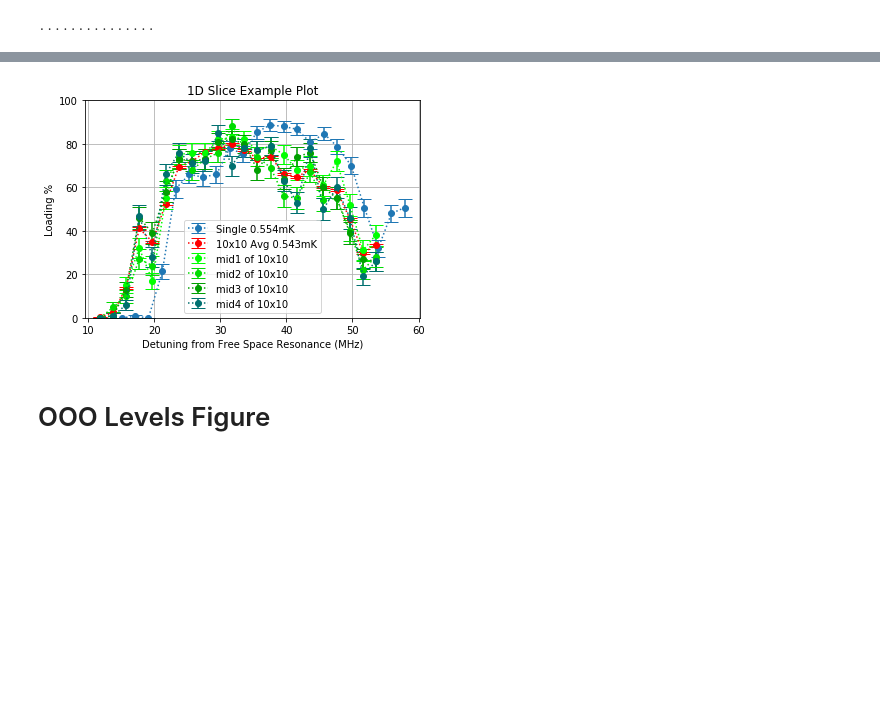
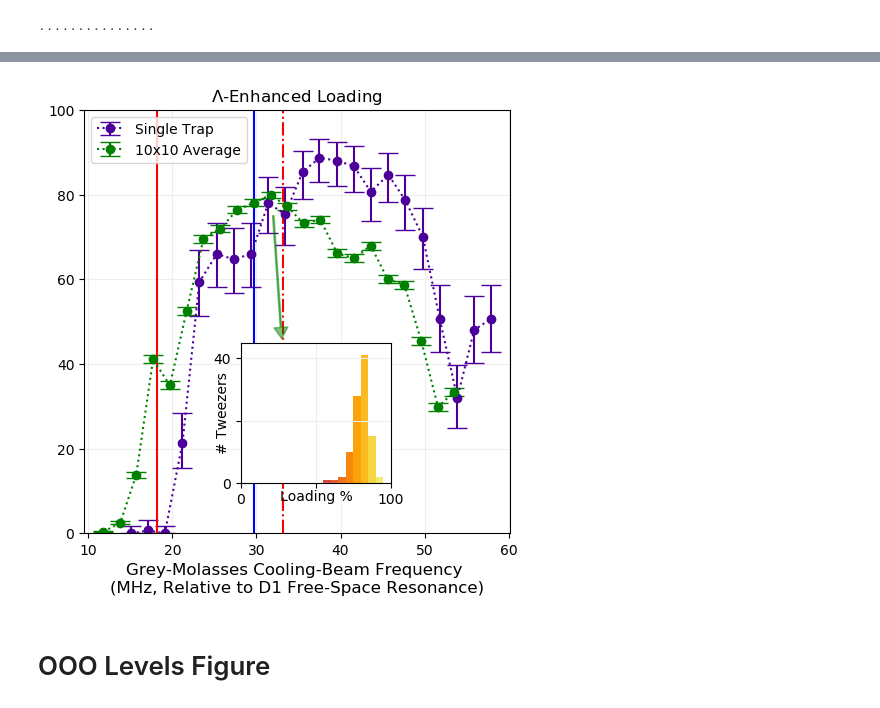
Before and after one commit to aquirdTurtle/Data-Analysis-Code, a Jupyter notebook: Grey-Loading-Paper/Data_Analysis_And_Figures.ipynb, the cells around one changed output, grey strips where cells are left out. Cells and saved outputs as stored; diff of their text form; code cells hidden in the pictures; blank space fills up the shorter version.

```diff
--- a/Grey-Loading-Paper/Data_Analysis_And_Figures.ipynb
+++ b/Grey-Loading-Paper/Data_Analysis_And_Figures.ipynb
@@ -465,12 +654,12 @@ key1_1, key2_1 = key_grey[:,0], key_grey[:,1]
 key1_1 = np.sort(np.unique(key1_1))
 key2_1 = np.sort(np.unique(key2_1))
 im_2dscan_1 = np.zeros((len(key1_1),len(key2_1)))
-err_2d_1 = np.zeros((len(key1_1), len(key2_1)))
+err_2d_1 = [[[] for _ in key1_1] for _ in key2_1] #np.zeros((len(key1_1), len(key2_1)))
 for i, keyVal in enumerate(key_grey):
     i1 = np.where(key1_1==keyVal[0])[0][0]
     i2 = np.where(key2_1==keyVal[1])[0][0]
     im_2dscan_1[i2,i1] = avg_combined_grey[i]
-    err_2d_1[i2,i1] = errsCombined[i]
+    err_2d_1[i2][i1] = jeffreyInterval(avg_combined_grey[i],150)#errsCombined[i]
 
 #single_atom_analysis(None, 'Single Atom $\Lambda$-Enhanced Grey Molasses Loading', realsize=True, data=avg_combined_grey, err=errsCombined, key=key_grey, units='grey')
 """
@@ -571,8 +758,7 @@ Covariance of the parameters could not be estimated
 print(arr(optData).shape)
 # 44 45 54 55
 mid2dScans = [np.zeros((len(key2),len(key1))) for _ in range(4)]
-err2dScans = [np.zeros((len(key2),len(key1))) for _ in range(4)]
-
+err2dScans = [[[[] for _ in key1] for _ in key2] for _ in range(4)]
 for j, which in enumerate([44,45,54,55]):
     for i, keyVal in enumerate(key):
         try:
@@ -582,8 +768,8 @@ for j, which in enumerate([44,45,54,55]):
             # happens when the loop finds a key with a power that is being discarded.
             continue
         mid2dScans[j][i2,i1] = optData[which][i]
-        err2dScans[j][i2,i1] = optErrs[which][i]
+        err2dScans[j][i2][i1] = jeffreyInterval(optData[which][i], 100)#optErrs[which][i]
         # 100 atoms, 100 reps per variation, gives the total rep count here. This is the error averaging over the different atoms.
-        err_2d[i2, i1] = np.sqrt(av*(1-av))/np.sqrt(100*100)
+        #err_2d[i2, i1] =
 # %% [output]
 (100, 484)
@@ -590,6 +777,8 @@ for j, which in enumerate([44,45,54,55]):
 # %%
 f = plt.figure(figsize=(10,10))
 f.set_size_inches(4.25,4.25)
+im_2dscan = np.zeros((len(key2),len(key1)))
+err_2d = [[[] for _ in key1] for _ in key2]#np.zeros((len(key2),len(key1)))
 for i, keyVal in enumerate(key):
     try:
         i1 = np.where(key1==keyVal[0])[0][0]
@@ -600,12 +789,12 @@ for i, keyVal in enumerate(key):
     av = avgAvgLoading[i]
     im_2dscan[i2,i1] = av
     # 100 atoms, 100 reps per variation, gives the total rep count here. This is the error averaging over the different atoms.
-    err_2d[i2, i1] = np.sqrt(av*(1-av))/np.sqrt(100*100)
+    err_2d[i2][i1] = jeffreyInterval(av, 100*100) #np.sqrt(av*(1-av))/np.sqrt(100*100)
 
 f, ax = plt.subplots(4,6,figsize=(40,20))
 scaledKey = [misc.round_sig(D1_DacToFreq.f(k)) for k in key1]
-for i, (d, e, a) in enumerate(zip(im_2dscan, err_2d, ax.flatten())):
-    a.errorbar(scaledKey, d * 100, yerr=e*100*10,ls='', marker='o', capsize=3,
+for i, (d, a) in enumerate(zip(im_2dscan, ax.flatten())):
+    a.errorbar(scaledKey, d * 100, yerr=arr(misc.transpose(err_2d[i]))*100,ls='', marker='o', capsize=3,
                label=misc.round_sig_str(TweezerPowerToDepth.f(key2[i])/100.0) + 'mK', color='r')
     plt.sca(a)
     plt.grid(True)
@@ -624,25 +824,65 @@ plt.savefig('10x10_Slices.png', transparent=True, bbox_inches='tight', pad_inche
 which10 = 14
 which1=7
 scaledKey_1 = [misc.round_sig(D1_DacToFreq.f(k)) for k in key1_1]
-plt.errorbar( scaledKey_1, im_2dscan_1[which1]*100, yerr=err_2d_1[which1]*100,ls=':', marker='o', capsize=7,
-              label='Single '+ misc.round_sig_str(TweezerPowerToDepth.f(key2_1[which1])) + 'mK' )
-plt.errorbar( scaledKey, im_2dscan[which10] * 100, yerr=err_2d[which10]*100,ls=':', marker='o', capsize=7,
-              label='10x10 Avg ' + misc.round_sig_str(TweezerPowerToDepth.f(key2[which10])/100.0) + 'mK', color='r' )
+fig, a = plt.subplots(1,1)
+fig.set_size_inches(5.5,5.5)
+print(misc.round_sig_str(TweezerPowerToDepth.f(key2_1[which1]),2))
+print(misc.round_sig_str(TweezerPowerToDepth.f(key2[which10])/100.0,2))
+a.errorbar( scaledKey_1, im_2dscan_1[which1]*100, yerr=arr(misc.transpose(err_2d_1[which1]))*100,ls=':', marker='o', capsize=7,
+              label='Single Trap',color='#4C0099' )
+a.errorbar( scaledKey, im_2dscan[which10] * 100, yerr=arr(misc.transpose(err_2d[which10]))*100,ls=':', marker='o', capsize=7,
+              label='10x10 Average', color='g' )
 
-plt.errorbar( scaledKey, mid2dScans[0][which10] * 100, yerr=err2dScans[0][which10] * 100, ls=':', marker='o', capsize=7,
+"""
+a.errorbar( scaledKey, mid2dScans[0][which10] * 100, yerr=arr(misc.transpose(err2dScans[0][which10])) * 100, ls=':', marker='o', capsize=7,
               label='mid1 of 10x10', color='#00FF00' )
-plt.errorbar( scaledKey, mid2dScans[1][which10] * 100, yerr=err2dScans[1][which10] * 100, ls=':', marker='o', capsize=7,
+a.errorbar( scaledKey, mid2dScans[1][which10] * 100, yerr=arr(misc.transpose(err2dScans[1][which10])) * 100, ls=':', marker='o', capsize=7,
               label='mid2 of 10x10', color='#00DC00' )
-plt.errorbar( scaledKey, mid2dScans[2][which10] * 100, yerr=err2dScans[2][which10] * 100, ls=':', marker='o', capsize=7,
+a.errorbar( scaledKey, mid2dScans[2][which10] * 100, yerr=arr(misc.transpose(err2dScans[2][which10])) * 100, ls=':', marker='o', capsize=7,
               label='mid3 of 10x10', color='#00A000' )
-plt.errorbar( scaledKey, mid2dScans[3][which10] * 100, yerr=err2dScans[3][which10] * 100, ls=':', marker='o', capsize=7,
+a.errorbar( scaledKey, mid2dScans[3][which10] * 100, yerr=arr(misc.transpose(err2dScans[3][which10])) * 100, ls=':', marker='o', capsize=7,
               label='mid4 of 10x10', color='#007070' )
+"""
+a.set_xlabel('Grey-Molasses Cooling-Beam Frequency \n(MHz, Relative to D1 Free-Space Resonance)',fontsize=12)
+a.axvline(0.554*(20.8 + 12.0) + 15, linestyle='-.',color='r')
+a.axvline(0.554*(2*20.8 + 12.0), linestyle='-',color='b')
+a.axvline(0.554*(20.8 + 12.0), linestyle='-',color='r')
+a.set_ylim(0,100)
 
-plt.ylim(0,100)
-plt.ylabel('Loading %')
-plt.xlabel('Detuning from Free Space Resonance (MHz)')
-plt.title('1D Slice Example Plot')
-plt.legend()
-plt.grid()
-plt.savefig('1D_Slices.png', transparent=True, bbox_inches='tight', pad_inches=0.1, dpi=400)
+#a.set_ylabel('Loading %')
+#a.set_xlabel('Detuning from Free Space Resonance (MHz)')
+a.legend( loc=2 )
+a.grid(True, color='#EEEEEE' )
+
+#plt.savefig('1D_Slices.png', transparent=True, bbox_inches='tight', pad_inches=0.1, dpi=400)
+
+histAx = inset_axes(a, width=1.5, height=1.4,
+                    bbox_to_anchor=(0, 0, 0.72, 0.45),
+                    bbox_transform=a.transAxes, borderpad=0)
+which = 10
+wr = 14
+
+N3, bins, patches = histAx.hist(histData[wr][which], bins=np.arange(0,105,5))
+#histAx.xlabel('Loading %')
+histAx.grid(True, color='#EEEEEE')
+histAx.set_ylim([0,45])
+histAx.set_xlim([0,100])
+histAx.set_xticks([0,50,100])
+histAx.set_xticklabels([0,'',100])
+histAx.set_yticks([0,20,40])
+histAx.set_yticklabels([0,'',40])
+histAx.set_xlabel('Loading %',labelpad=-12)
+histAx.set_ylabel('# Tweezers',labelpad=-12)
+
+#histAx.ylabel('# Tweezers with given Loading %')
+inf = mpl.cm.get_cmap('inferno',20)
+for k in range(len(patches)):
+    patches[k].set_facecolor(inf(k))
+r = 3
+#a.add_patch(mpl.patches.Ellipse((scaledKey[10],im_2dscan[which10][10] * 100),r,3*r,facecolor='None', edgecolor='r', linestyle='-'))
+a.annotate( "", xy=(33, 46), xytext=(32, 75),
+             arrowprops=dict(linestyle='-',width=1, headwidth=10,headlength=8,color='g',shrink=0, alpha=0.5) );
+a.set_title('$\Lambda$-Enhanced Loading')
+plt.savefig('1D_Slice.png', transparent=False, bbox_inches='tight', pad_inches=0.1, dpi=400)
+# histAx.savefig('Single_Hist_Example.png', transparent=True, bbox_inches='tight', pad_inches=0.1, dpi=400)
 # %% [output]
@@ -649,4 +891,4 @@ plt.savefig('1D_Slices.png', transparent=True, bbox_inches='tight', pad_inches=0
-[figure, old version]
+[figure, new version]
 # %% [markdown]
 # OOO Levels Figure
 # %% [markdown]
```
Also changed, not shown: parts of 57 cells of this notebook, 4 other files.
